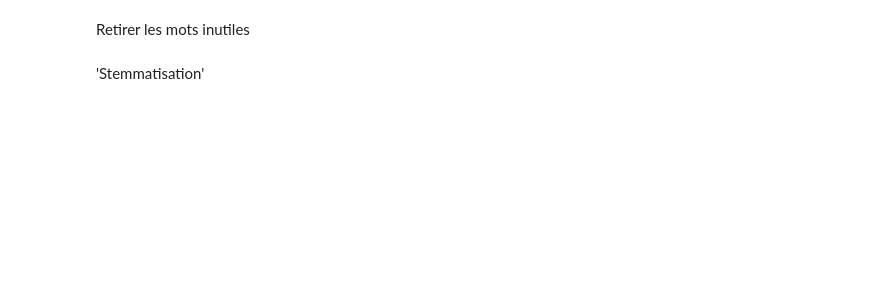
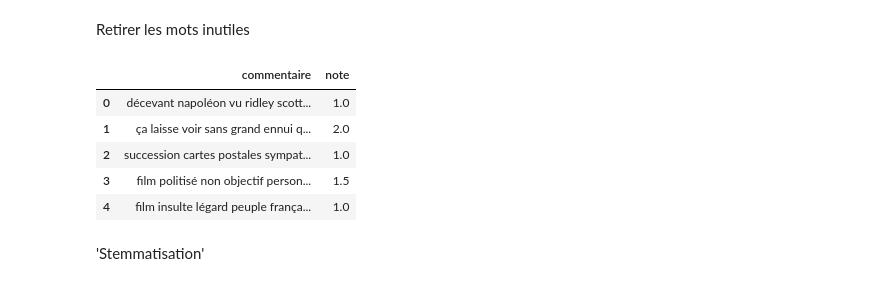
Before and after one commit to MaillotCedric/nlp-allocine, a Jupyter notebook: Allociné - Set de données/dataset_cleaner.ipynb, the cells around one changed output. Cells and saved outputs as stored; diff of their text form; code cells hidden in the pictures; blank space fills up the shorter version.

```diff
--- a/Allociné - Set de données/dataset_cleaner.ipynb
+++ b/Allociné - Set de données/dataset_cleaner.ipynb
@@ -63,10 +77,17 @@ Retirer les mots inutiles
 # %%
 french_stopwords = set(stopwords.words('french'))
 filtre_stopfr =  lambda text: [token for token in text if token.lower() not in french_stopwords]
 
 allocine_df['commentaire'] = [' '.join(filtre_stopfr(word_tokenize(item))) for item in allocine_df['commentaire']]
 
-# allocine_df.head()
+allocine_df.head()
+# %% [output]
+|  | commentaire | note |
+| 0 | décevant napoléon vu ridley scott... | 1.0 |
+| 1 | ça laisse voir sans grand ennui q... | 2.0 |
+| 2 | succession cartes postales sympat... | 1.0 |
+| 3 | film politisé non objectif person... | 1.5 |
+| 4 | film insulte légard peuple frança... | 1.0 |
 # %% [markdown]
 'Stemmatisation'
 # %%
```
Also changed, not shown: parts of 7 cells of this notebook.
